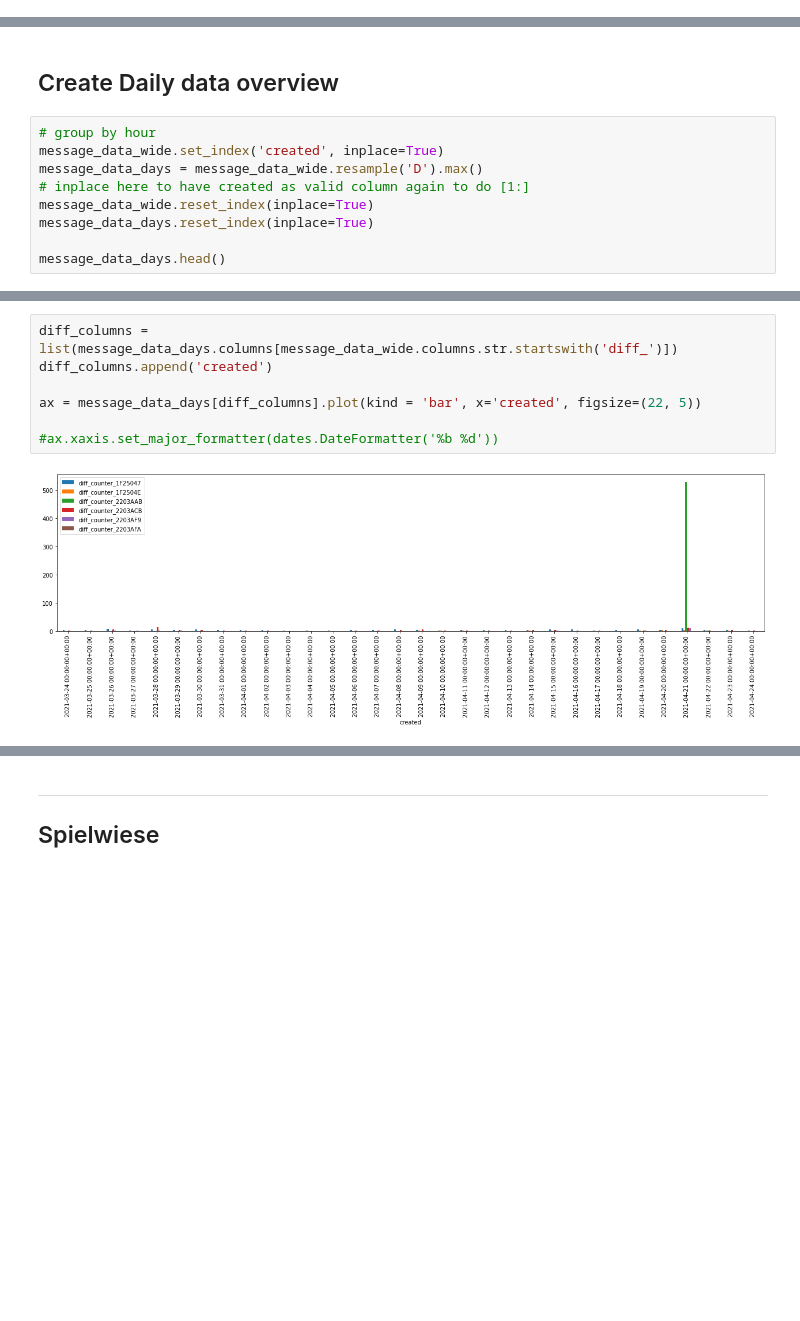
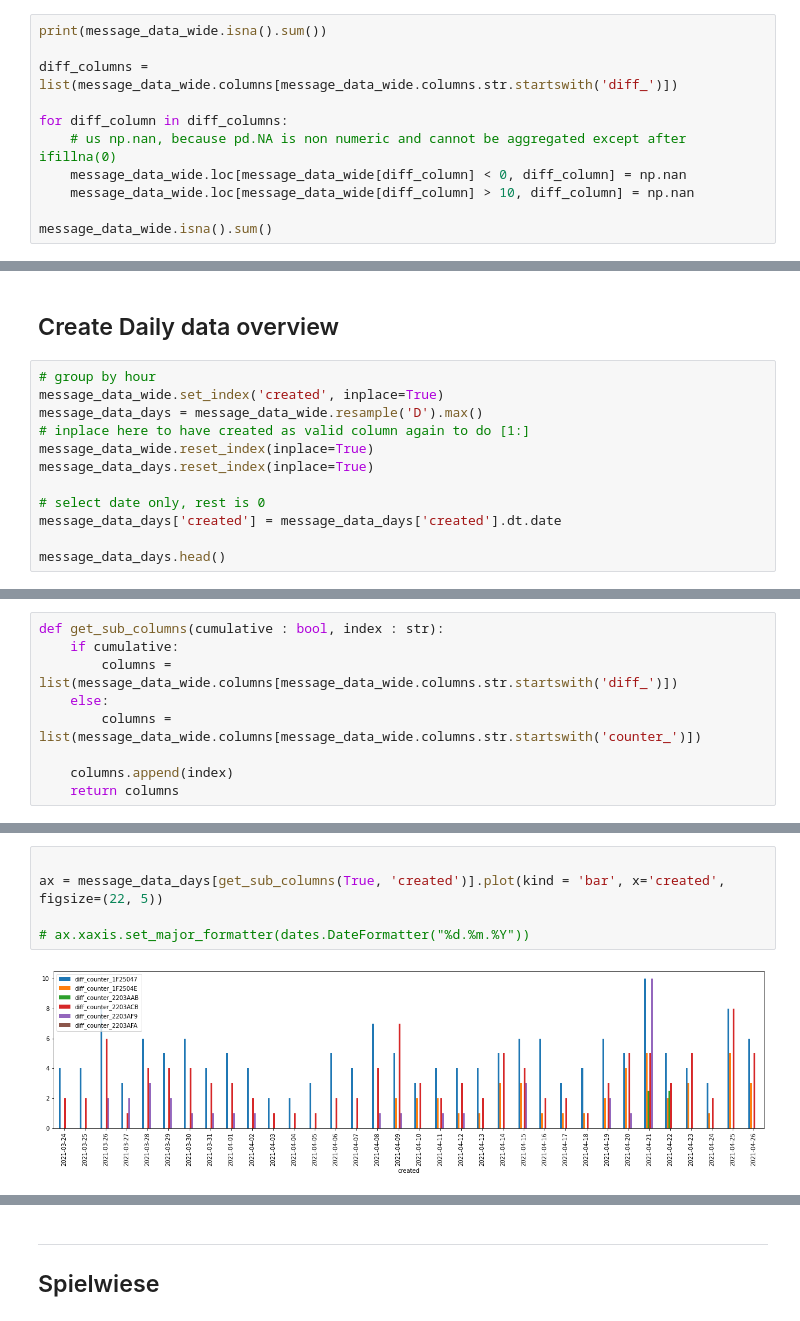
Before and after one commit to phyti1/ds_p4_kompotoi, a Jupyter notebook: Data_aquisition.ipynb, the cells around one changed output, grey strips where cells are left out. Cells and saved outputs as stored; diff of their text form; blank space fills up the shorter version.

Commit message:
added daily and weeky grouped visuals

```diff
--- a/Data_aquisition.ipynb
+++ b/Data_aquisition.ipynb
@@ -457,0 +459,11 @@ See the caveats in the documentation: https://pandas.pydata.org/pandas-docs/stab
+# %%
+print(message_data_wide.isna().sum())
+
+diff_columns = list(message_data_wide.columns[message_data_wide.columns.str.startswith('diff_')])
+
+for diff_column in diff_columns:
+    # us np.nan, because pd.NA is non numeric and cannot be aggregated except after ifillna(0)
+    message_data_wide.loc[message_data_wide[diff_column] < 0, diff_column] = np.nan
+    message_data_wide.loc[message_data_wide[diff_column] > 10, diff_column] = np.nan
+
+message_data_wide.isna().sum()
@@ -465,6 +506,9 @@ message_data_days = message_data_wide.resample('D').max()
 message_data_wide.reset_index(inplace=True)
 message_data_days.reset_index(inplace=True)
 
+# select date only, rest is 0
+message_data_days['created'] = message_data_days['created'].dt.date
+
 message_data_days.head()
 # %% [output]
 |  | created | counter_1F25047 | counter_1F2504E | counter_2203AAB | counter_2203ACB | counter_2203AF9 | ... |
@@ -487,0 +574,9 @@ message_data_wide[cum_columns].plot(x='created', figsize=(22, 5))
+# %%
+def get_sub_columns(cumulative : bool, index : str):
+    if cumulative:
+        columns = list(message_data_wide.columns[message_data_wide.columns.str.startswith('diff_')])
+    else:
+        columns = list(message_data_wide.columns[message_data_wide.columns.str.startswith('counter_')])
+
+    columns.append(index)
+    return columns
@@ -496,9 +604,7 @@ ax = message_data_wide[diff_columns].plot(kind = 'line', x='created', figsize=(2
 # %%
-diff_columns = list(message_data_days.columns[message_data_wide.columns.str.startswith('diff_')])
-diff_columns.append('created')
 
-ax = message_data_days[diff_columns].plot(kind = 'bar', x='created', figsize=(22, 5))
+ax = message_data_days[get_sub_columns(True, 'created')].plot(kind = 'bar', x='created', figsize=(22, 5))
 
-#ax.xaxis.set_major_formatter(dates.DateFormatter('%b %d'))
+# ax.xaxis.set_major_formatter(dates.DateFormatter("%d.%m.%Y"))
 # %% [output]
-[figure, old version]
+[figure, new version]
```
Also changed, not shown: parts of 35 cells of this notebook.
